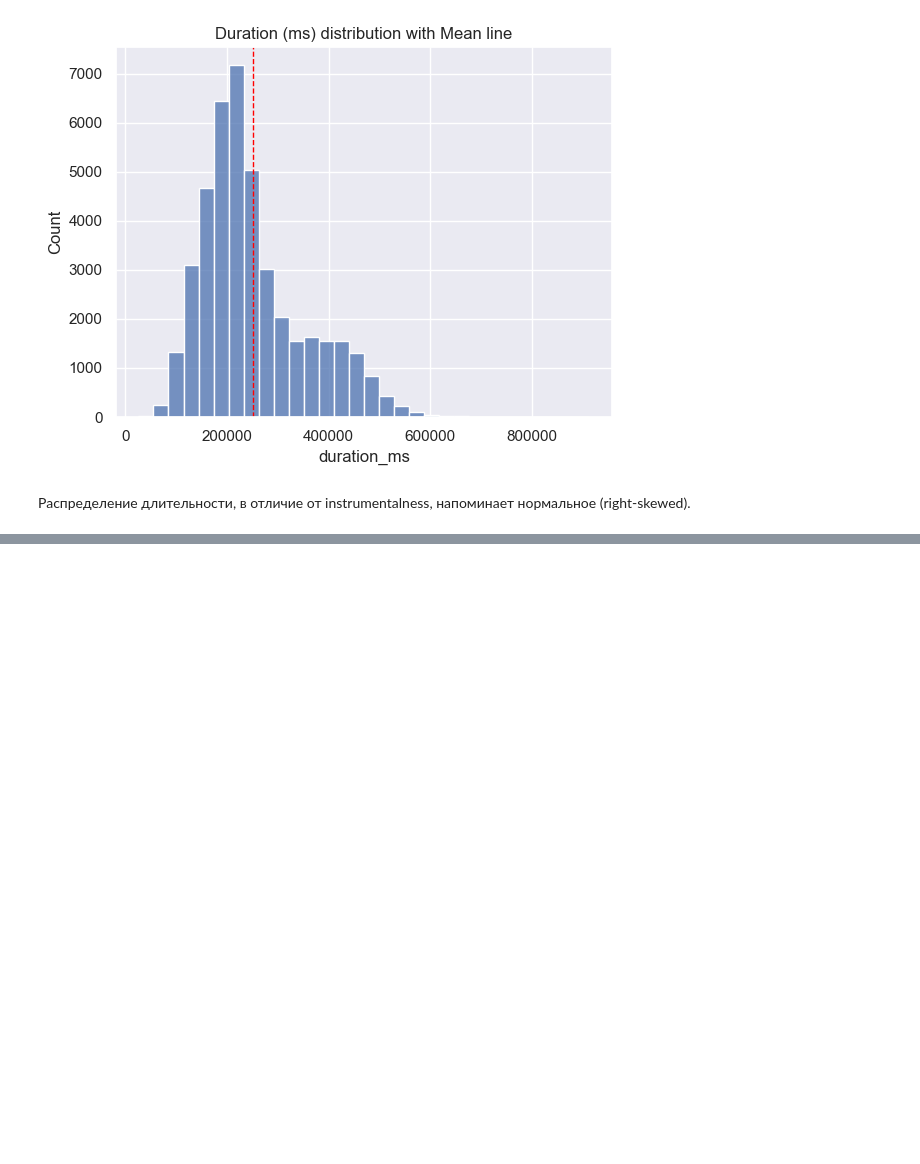
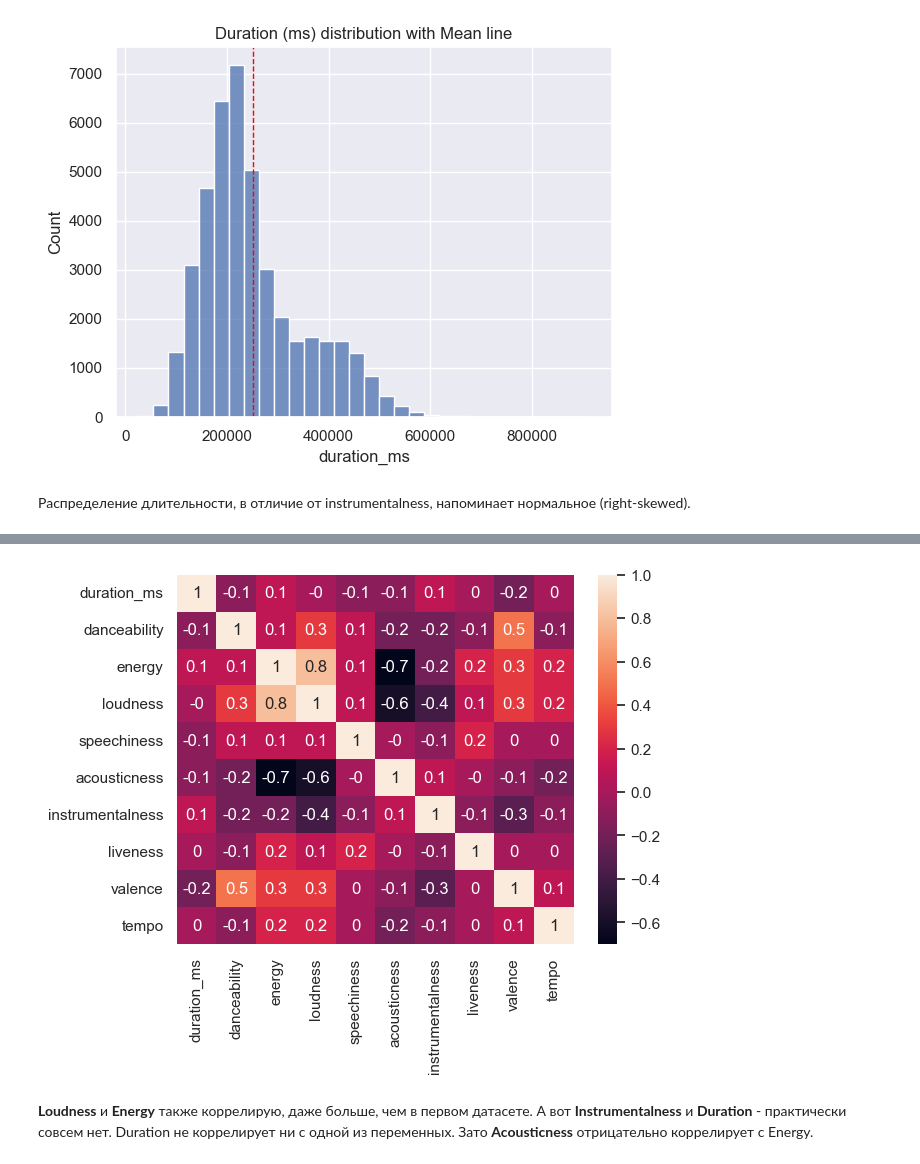
Before and after one commit to ekhavronina/data_analytics, a Jupyter notebook: spotify_songs.ipynb, the cells around one changed output, grey strips where cells are left out. Saved outputs shown, nothing was run; the diff lists cells and outputs as text; code cells hidden in the pictures; blank space fills up the shorter version.

```diff
--- a/spotify_songs.ipynb
+++ b/spotify_songs.ipynb
@@ -138,3 +147,5 @@ Predicts whether a track contains no vocals. "Ooh" and "aah" sounds are treated
+# %%
+songs.drop(['time_signature', 'key'], axis=1, inplace=True)
 # %% [markdown]
 ### Loudness vs. Energy
 # %% [markdown]
@@ -332,0 +351,14 @@ plt.show()
+# %%
+# используем для загрузки имена колонок, которые есть в первом датасете
+spotify_features = list(songs.columns)
+spotify_features[-1:-3:-1] = ['track_name', 'track_genre']
+
+songs_2 = pd.read_csv('spotify_dataset2.csv',
+                      low_memory=False,
+                      usecols=spotify_features,
+                      dtype={'genre':'category', 'mode':'category'}
+                     )
+
+songs_2.rename(columns={'track_name': 'song_name', 'track_genre': 'genre'}, inplace=True)
+display(songs_2)
+songs_2.info()
@@ -332,0 +430,8 @@ plt.show()
+# %%
+songs_corr_2 = songs_2.corr().apply(lambda x: round(x, 1))
+sns.heatmap(songs_corr_2, annot=True)
+plt.show()
+# %% [output]
+[figure, added]
+# %% [markdown]
+<b>Loudness</b> и <b>Energy</b> также коррелирую, даже больше, чем в первом датасете. А вот <b>Instrumentalness</b> и <b>Duration</b> - практически совсем нет. Duration не коррелирует ни с одной из переменных. Зато <b>Acousticness</b> отрицательно коррелирует с </b>Energy</b>.
```
Also changed, not shown: parts of 17 cells of this notebook.
